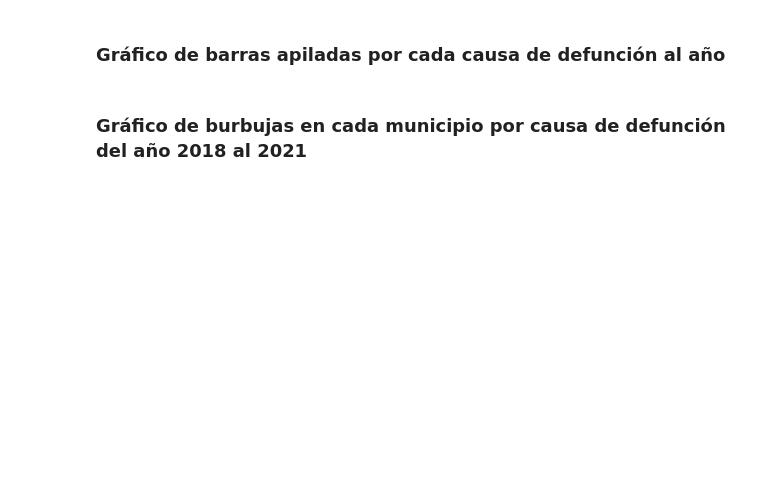
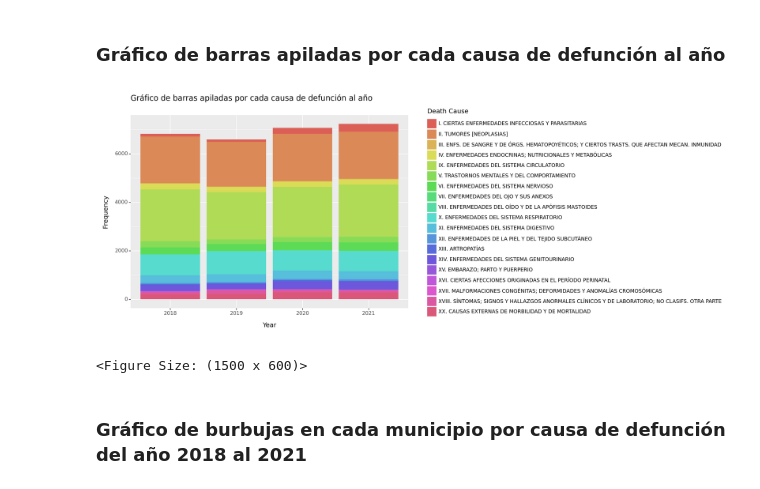
Before and after one commit to alu0101351773/VIS_practicas, a Jupyter notebook: src/jorge_cabrera_alu0101351773.ipynb, the cells around one changed output. Cells and saved outputs as stored; diff of their text form; code cells hidden in the pictures; blank space fills up the shorter version.

```diff
--- a/src/jorge_cabrera_alu0101351773.ipynb
+++ b/src/jorge_cabrera_alu0101351773.ipynb
@@ -138,4 +164,13 @@ display(parsed_df)
 # %% [markdown]
 ### Gráfico de barras apiladas por cada causa de defunción al año
+# %%
+(ggplot(parsed_df, aes(x = 'Year', y = 'Frequency', fill = 'Death Cause'))
+    + geom_col()
+    + theme(figure_size=(15, 6))
+    + ggtitle('Gráfico de barras apiladas por cada causa de defunción al año')
+)
+# %% [output]
+[figure, added]
+<Figure Size: (1500 x 600)>
 # %% [markdown]
 ### Gráfico de burbujas en cada municipio por causa de defunción del año 2018 al 2021
```
Also changed, not shown: parts of 4 cells of this notebook.
